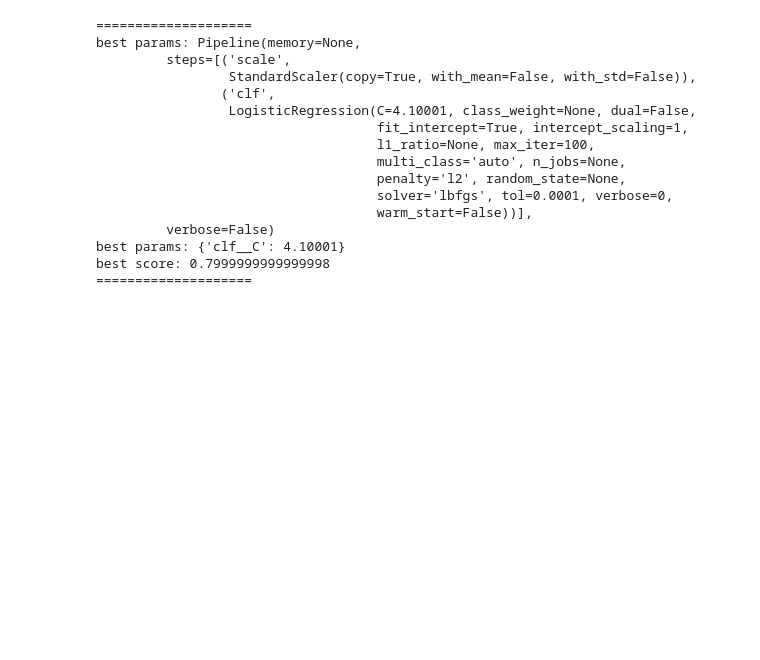
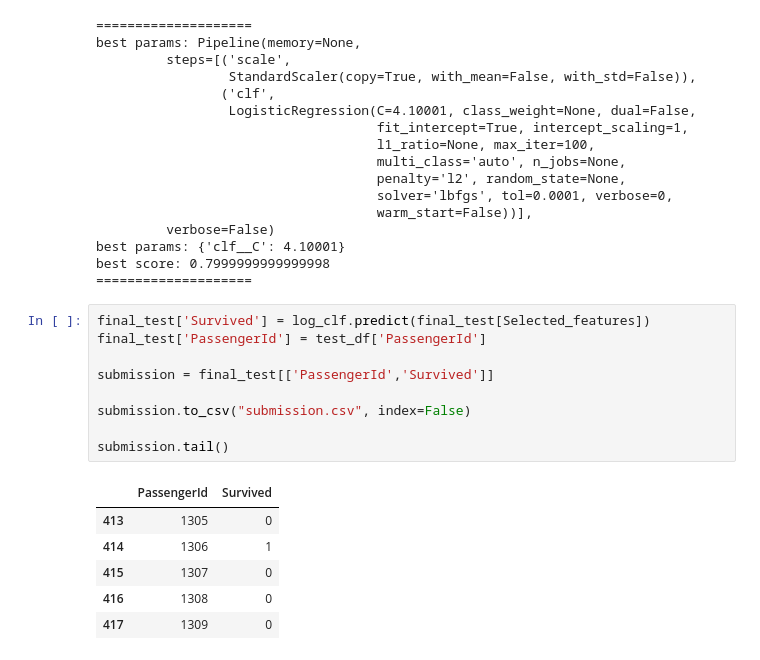
Before and after one commit to rishavhack/Machine-Learning-Using-Python, a Jupyter notebook: Part 8 Logistic Regression/Titanic logistic regression.ipynb, the cells around one changed output. Cells and saved outputs as stored; diff of their text form; blank space fills up the shorter version.

```diff
--- a/Part 8 Logistic Regression/Titanic logistic regression.ipynb
+++ b/Part 8 Logistic Regression/Titanic logistic regression.ipynb
@@ -774,3 +774,19 @@ best params: Pipeline(memory=None,
 best params: {'clf__C': 4.10001}
 best score: 0.7999999999999998
 ====================
+# %%
+final_test['Survived'] = log_clf.predict(final_test[Selected_features])
+final_test['PassengerId'] = test_df['PassengerId']
+
+submission = final_test[['PassengerId','Survived']]
+
+submission.to_csv("submission.csv", index=False)
+
+submission.tail()
+# %% [output]
+|  | PassengerId | Survived |
+| 413 | 1305 | 0 |
+| 414 | 1306 | 1 |
+| 415 | 1307 | 0 |
+| 416 | 1308 | 0 |
+| 417 | 1309 | 0 |
```
Also changed, not shown: 1 other file.
